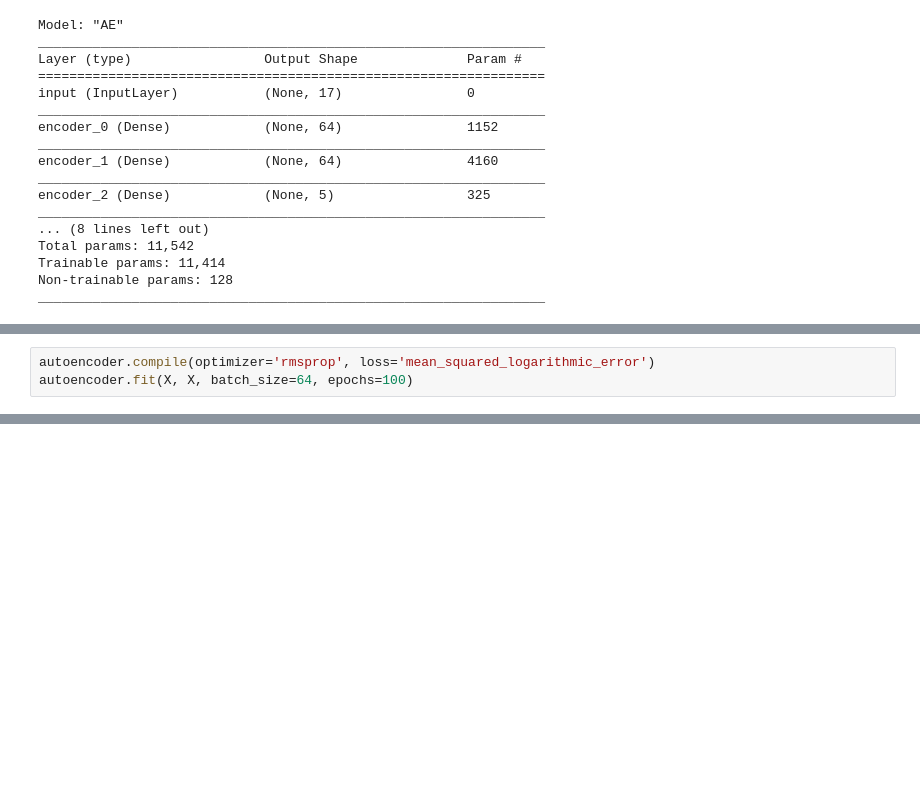
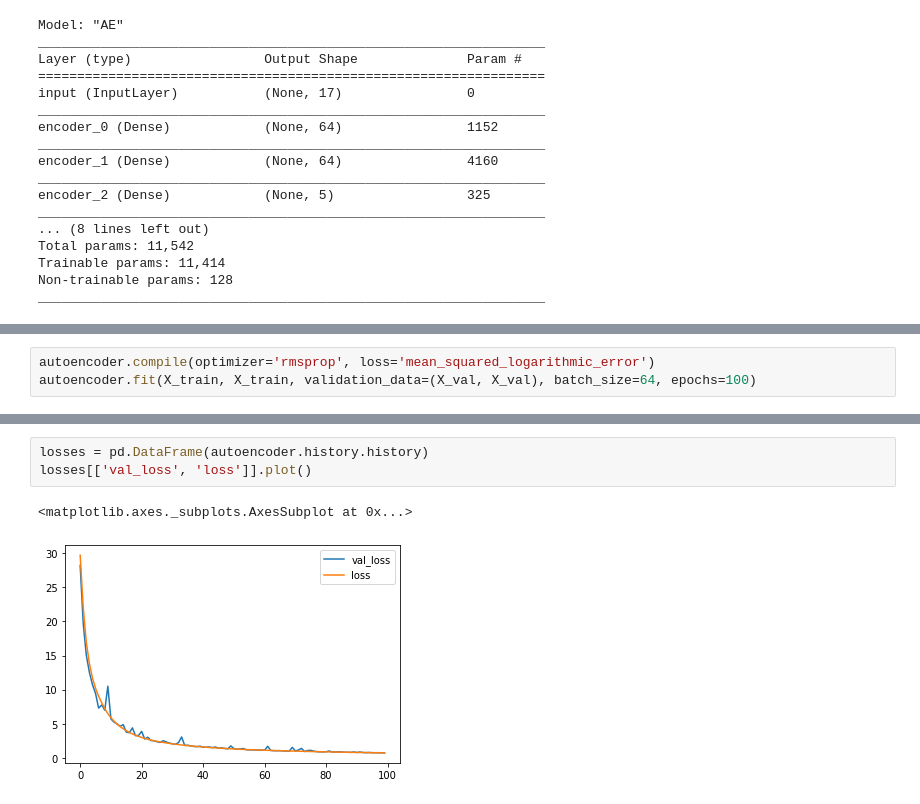
Before and after one commit to yordanovagabriela/neuralnetworks, a Jupyter notebook: House_Prices_Clusterization_Task.ipynb, the cells around one changed output, grey strips where cells are left out. Cells and saved outputs as stored; diff of their text form; blank space fills up the shorter version.

```diff
--- a/House_Prices_Clusterization_Task.ipynb
+++ b/House_Prices_Clusterization_Task.ipynb
@@ -131,4 +179,4 @@ array([-0.86671733, -0.39873715, -1.44746357, -0.97983502, -0.22832133,
 # %%
 autoencoder.compile(optimizer='rmsprop', loss='mean_squared_logarithmic_error')
-autoencoder.fit(X, X, batch_size=64, epochs=100)
+autoencoder.fit(X_train, X_train, validation_data=(X_val, X_val), batch_size=64, epochs=100)
 # %% [output]
@@ -152,2 +200,8 @@ Epoch 100/100
 <keras.callbacks.callbacks.History at 0x...>
+# %%
+losses = pd.DataFrame(autoencoder.history.history)
+losses[['val_loss', 'loss']].plot()
+# %% [output]
+<matplotlib.axes._subplots.AxesSubplot at 0x...>
+[figure, added]
 # %%
```
Also changed, not shown: parts of 31 cells of this notebook.
